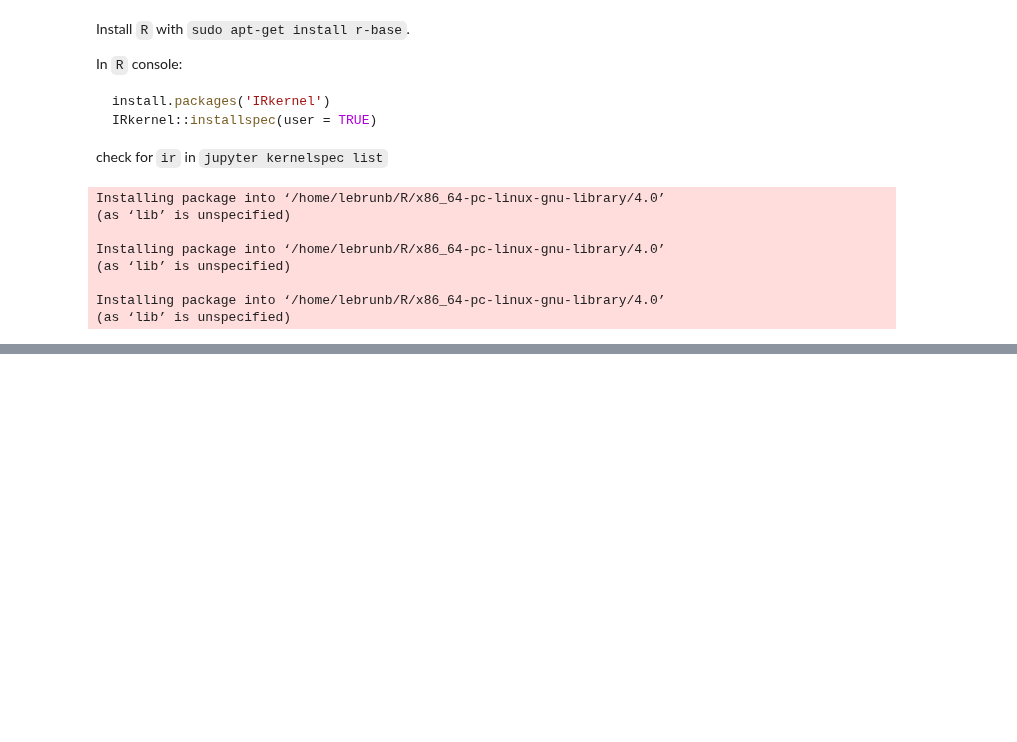
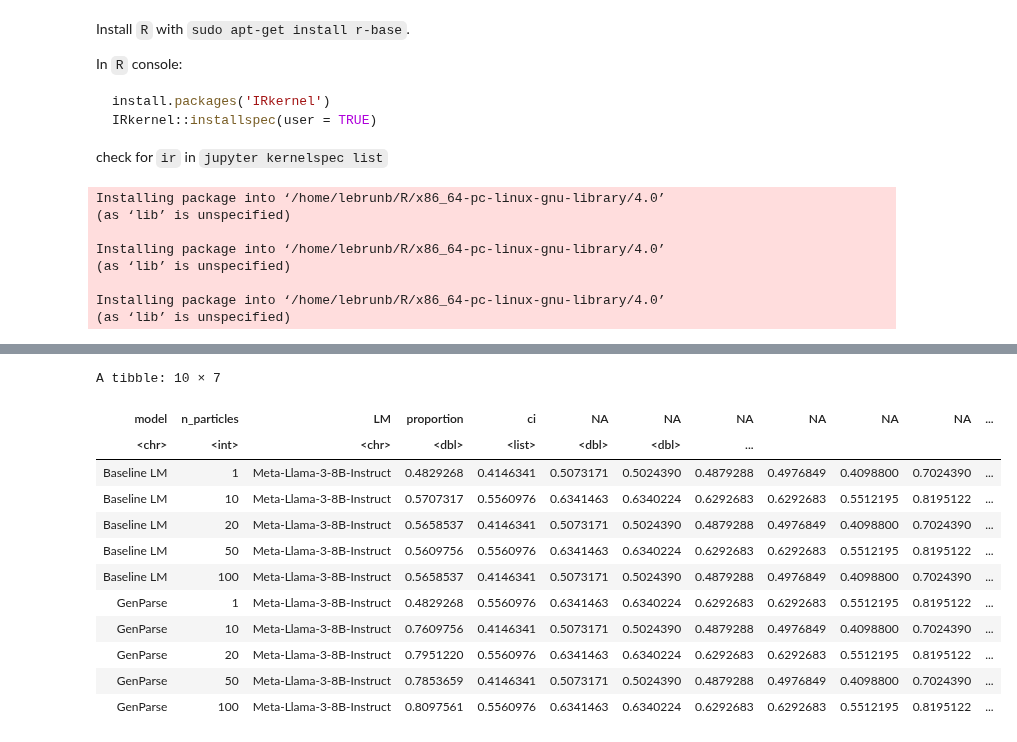
Before and after one commit to chi-collective/genparse, a Jupyter notebook: bench/ben_experiments/spider_subset/analysis/analysis.ipynb, the cells around one changed output, grey strips where cells are left out. Drawn from its saved outputs; the diff is of its cells as text; code cells hidden in the pictures; blank space fills up the shorter version.

```diff
--- a/bench/ben_experiments/spider_subset/analysis/analysis.ipynb
+++ b/bench/ben_experiments/spider_subset/analysis/analysis.ipynb
@@ -63,0 +86,16 @@ ERROR: Error in file(file, "rt"): cannot open the connection
+# %%
+conf_intervals
+# %% [output]
+A tibble: 10 × 7
+| model | n_particles | LM | proportion | ci | NA | NA | NA | NA | NA | NA | ... |
+| <chr> | <int> | <chr> | <dbl> | <list> | <dbl> | <dbl> | ... |
+| Baseline LM | 1 | Meta-Llama-3-8B-Instruct | 0.4829268 | 0.4146341 | 0.5073171 | 0.5024390 | 0.4879288 | 0.4976849 | 0.4098800 | 0.7024390 | ... |
+| Baseline LM | 10 | Meta-Llama-3-8B-Instruct | 0.5707317 | 0.5560976 | 0.6341463 | 0.6340224 | 0.6292683 | 0.6292683 | 0.5512195 | 0.8195122 | ... |
+| Baseline LM | 20 | Meta-Llama-3-8B-Instruct | 0.5658537 | 0.4146341 | 0.5073171 | 0.5024390 | 0.4879288 | 0.4976849 | 0.4098800 | 0.7024390 | ... |
+| Baseline LM | 50 | Meta-Llama-3-8B-Instruct | 0.5609756 | 0.5560976 | 0.6341463 | 0.6340224 | 0.6292683 | 0.6292683 | 0.5512195 | 0.8195122 | ... |
+| Baseline LM | 100 | Meta-Llama-3-8B-Instruct | 0.5658537 | 0.4146341 | 0.5073171 | 0.5024390 | 0.4879288 | 0.4976849 | 0.4098800 | 0.7024390 | ... |
+| GenParse | 1 | Meta-Llama-3-8B-Instruct | 0.4829268 | 0.5560976 | 0.6341463 | 0.6340224 | 0.6292683 | 0.6292683 | 0.5512195 | 0.8195122 | ... |
+| GenParse | 10 | Meta-Llama-3-8B-Instruct | 0.7609756 | 0.4146341 | 0.5073171 | 0.5024390 | 0.4879288 | 0.4976849 | 0.4098800 | 0.7024390 | ... |
+| GenParse | 20 | Meta-Llama-3-8B-Instruct | 0.7951220 | 0.5560976 | 0.6341463 | 0.6340224 | 0.6292683 | 0.6292683 | 0.5512195 | 0.8195122 | ... |
+| GenParse | 50 | Meta-Llama-3-8B-Instruct | 0.7853659 | 0.4146341 | 0.5073171 | 0.5024390 | 0.4879288 | 0.4976849 | 0.4098800 | 0.7024390 | ... |
+| GenParse | 100 | Meta-Llama-3-8B-Instruct | 0.8097561 | 0.5560976 | 0.6341463 | 0.6340224 | 0.6292683 | 0.6292683 | 0.5512195 | 0.8195122 | ... |
```
Also changed, not shown: parts of 8 cells of this notebook, 2 other files.
